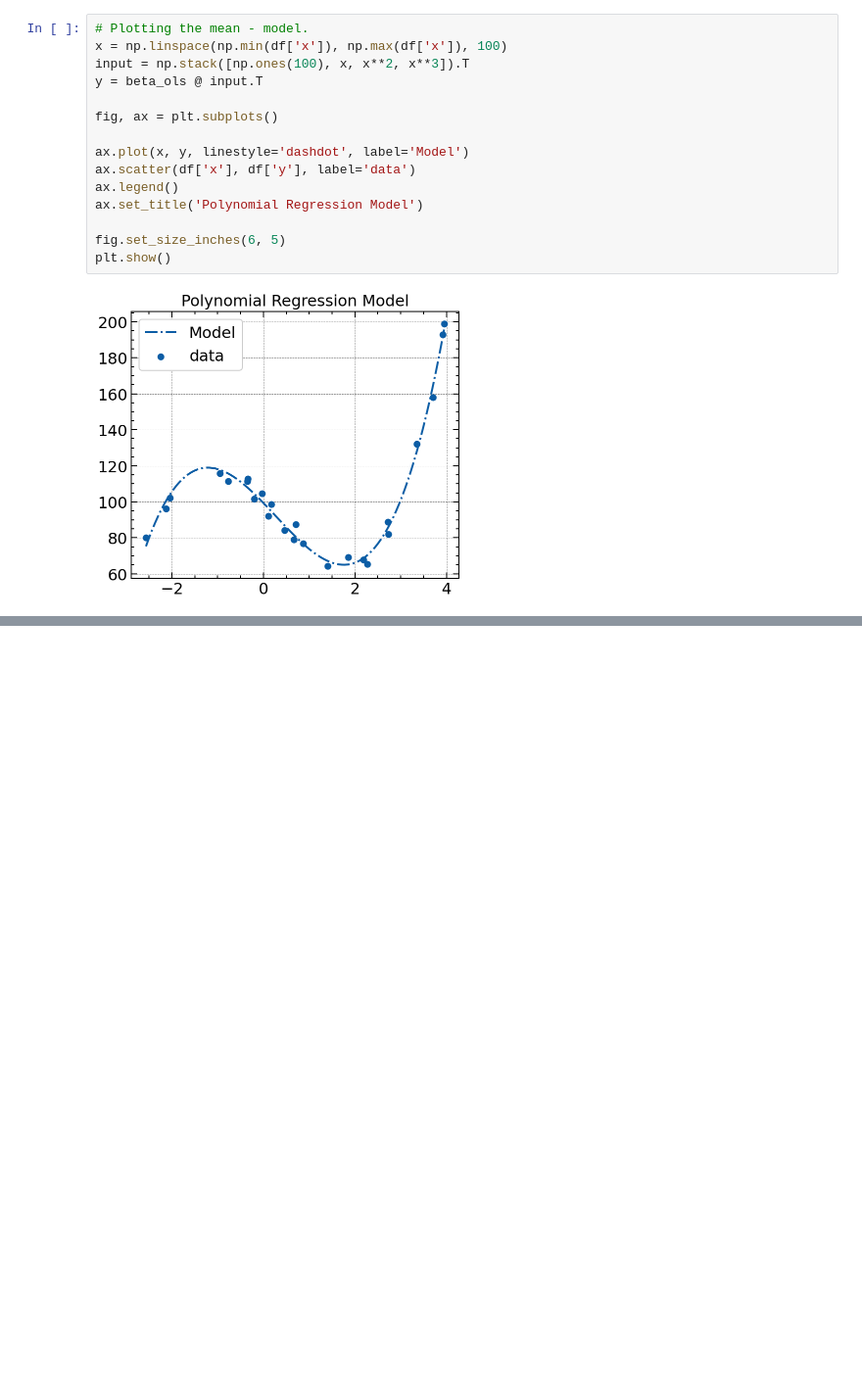
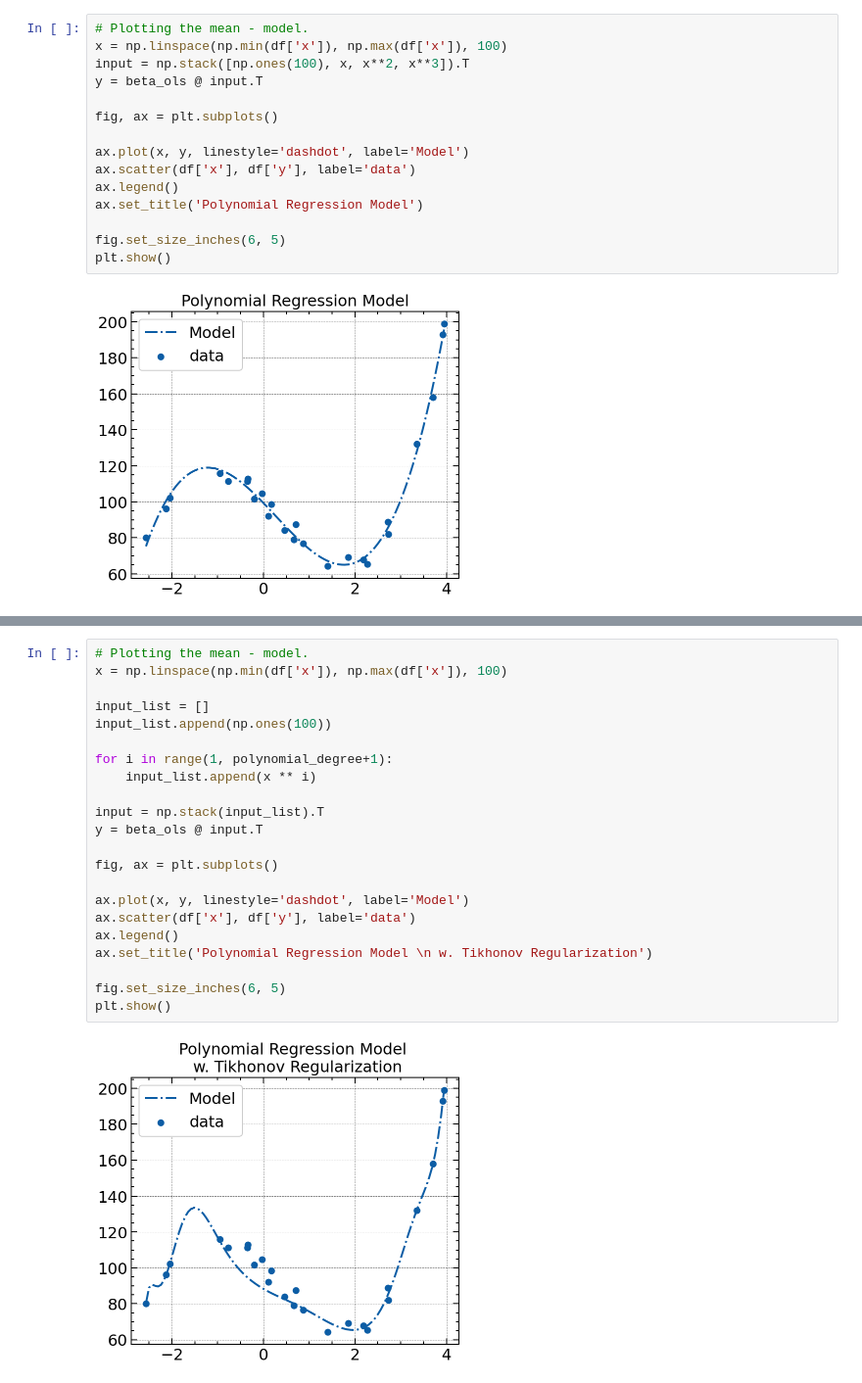
Before and after one commit to Sinbad-The-Sailor/Linear-Models, a Jupyter notebook: polynomial_regression.ipynb, the cells around one changed output, grey strips where cells are left out. Shown at 98% size. Drawn from its saved outputs; the diff is of its cells as text; blank space fills up the shorter version.

```diff
--- a/polynomial_regression.ipynb
+++ b/polynomial_regression.ipynb
@@ -161,0 +270,24 @@ plt.show()
+# %%
+# Plotting the mean - model.
+x = np.linspace(np.min(df['x']), np.max(df['x']), 100)
+
+input_list = []
+input_list.append(np.ones(100))
+
+for i in range(1, polynomial_degree+1):
+    input_list.append(x ** i)
+
+input = np.stack(input_list).T
+y = beta_ols @ input.T
+
+fig, ax = plt.subplots()
+
+ax.plot(x, y, linestyle='dashdot', label='Model')
+ax.scatter(df['x'], df['y'], label='data')
+ax.legend()
+ax.set_title('Polynomial Regression Model \n w. Tikhonov Regularization')
+
+fig.set_size_inches(6, 5)
+plt.show()
+# %% [output]
+[figure, added]
```
Also changed, not shown: parts of 9 cells of this notebook.
